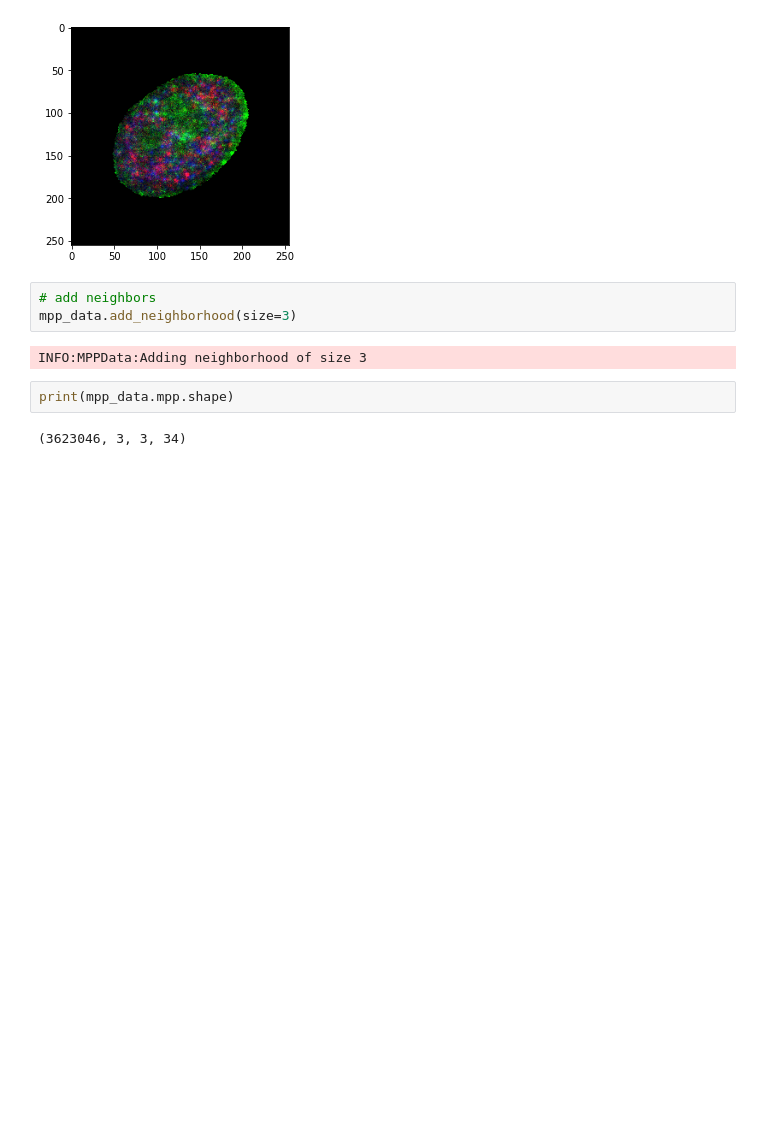
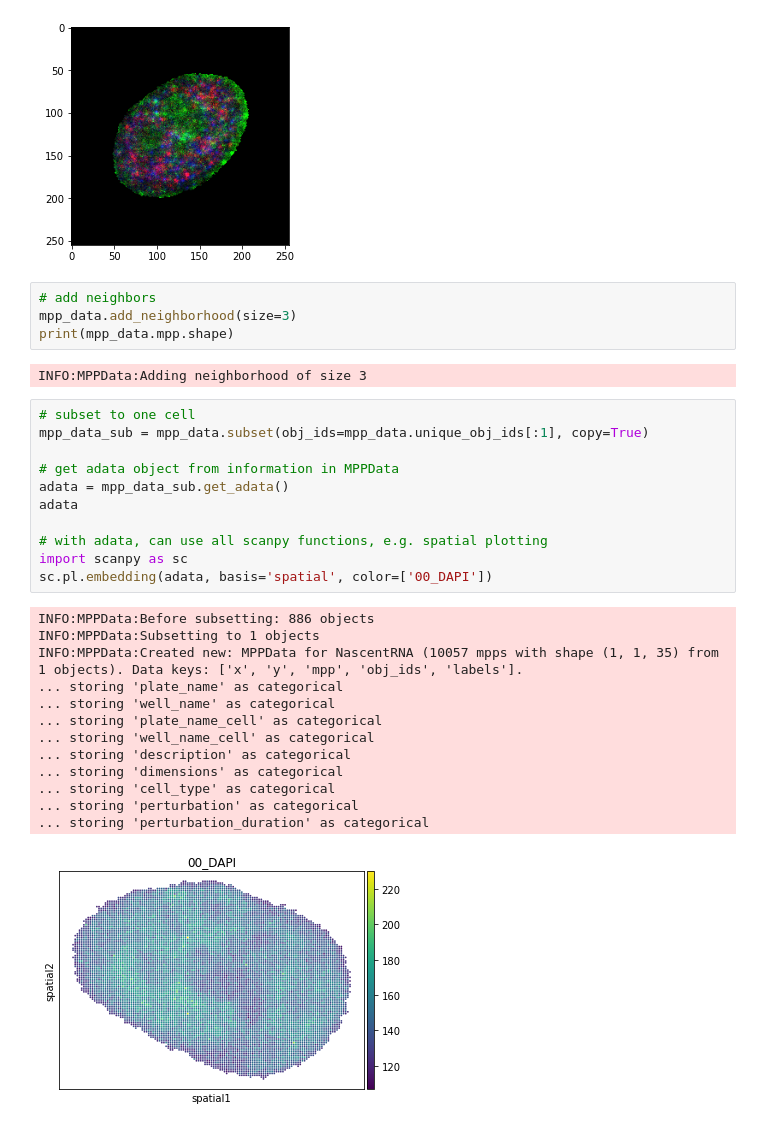
Before and after one commit to theislab/campa, a Jupyter notebook: notebooks/mpp_data.ipynb, the cells around one changed output. Drawn from its saved outputs; the diff is of its cells as text; blank space fills up the shorter version.

```diff
--- a/notebooks/mpp_data.ipynb
+++ b/notebooks/mpp_data.ipynb
@@ -140,9 +163,31 @@ WARNING:matplotlib.image:Clipping input data to the valid range for imshow with
 # %%
 # add neighbors
 mpp_data.add_neighborhood(size=3)
+print(mpp_data.mpp.shape)
 # %% [output]
 INFO:MPPData:Adding neighborhood of size 3
-# %%
-print(mpp_data.mpp.shape)
-# %% [output]
-(3623046, 3, 3, 34)
+# %%
+# subset to one cell
+mpp_data_sub = mpp_data.subset(obj_ids=mpp_data.unique_obj_ids[:1], copy=True)
+
+# get adata object from information in MPPData
+adata = mpp_data_sub.get_adata()
+adata
+
+# with adata, can use all scanpy functions, e.g. spatial plotting
+import scanpy as sc
+sc.pl.embedding(adata, basis='spatial', color=['00_DAPI'])
+# %% [output]
+INFO:MPPData:Before subsetting: 886 objects
+INFO:MPPData:Subsetting to 1 objects
+INFO:MPPData:Created new: MPPData for NascentRNA (10057 mpps with shape (1, 1, 35) from 1 objects). Data keys: ['x', 'y', 'mpp', 'obj_ids', 'labels'].
+... storing 'plate_name' as categorical
+... storing 'well_name' as categorical
+... storing 'plate_name_cell' as categorical
+... storing 'well_name_cell' as categorical
+... storing 'description' as categorical
+... storing 'dimensions' as categorical
+... storing 'cell_type' as categorical
+... storing 'perturbation' as categorical
+... storing 'perturbation_duration' as categorical
+[figure, added]
```
Also changed, not shown: parts of 3 cells of this notebook, 19 other files.
